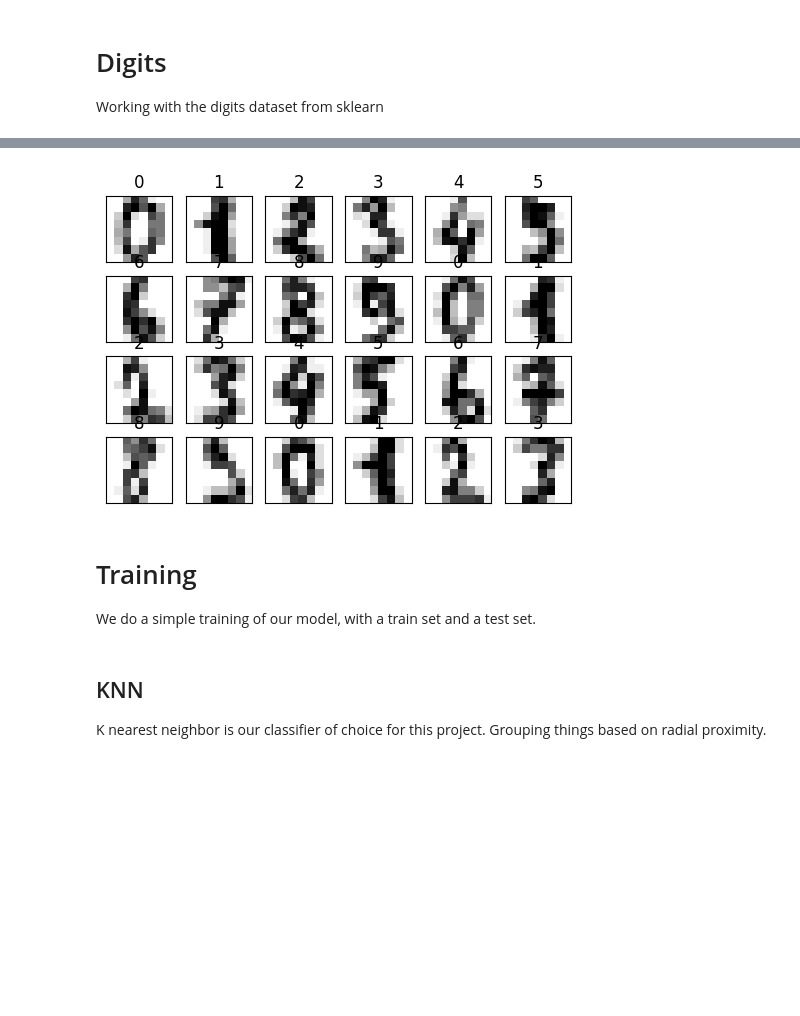
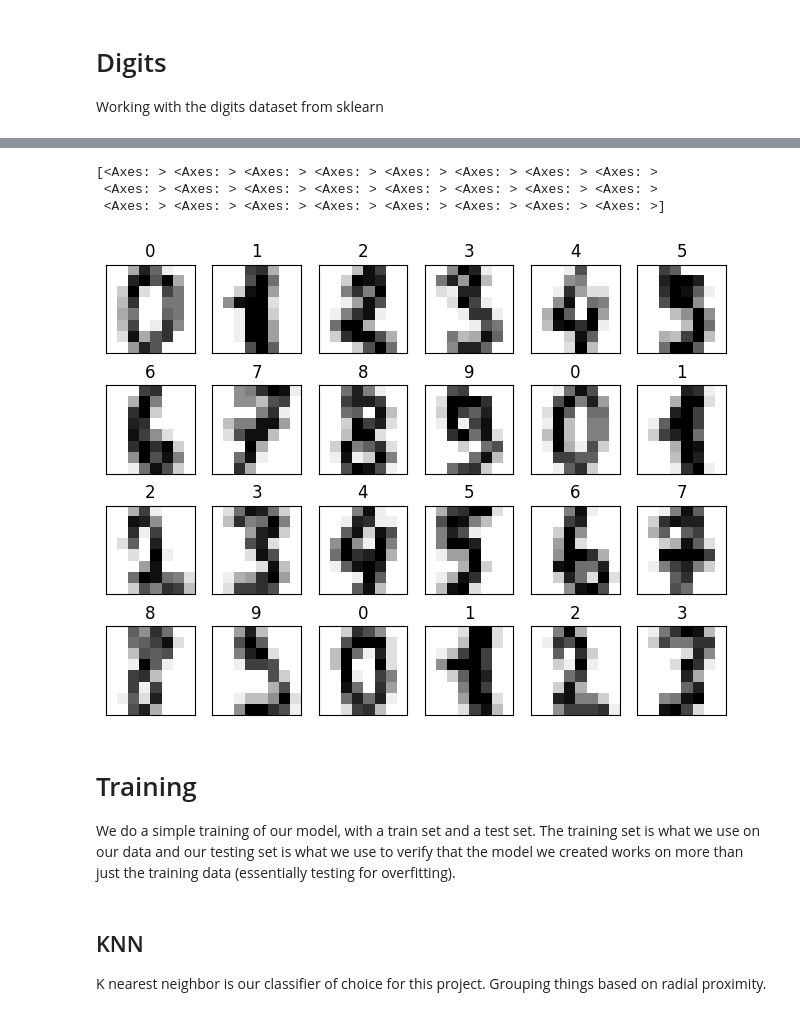
Before and after one commit to kk-gandhi/ML-digit-identification, a Jupyter notebook: main.ipynb, the cells around one changed output, grey strips where cells are left out. Cells and saved outputs as stored; diff of their text form; code cells hidden in the pictures; blank space fills up the shorter version.

```diff
--- a/main.ipynb
+++ b/main.ipynb
@@ -69,17 +78,22 @@ plt.imshow(digits.images[13])
 # %%
-figure, axes = plt.subplots(nrows=4, ncols=6, figsize=(6, 4))
-
+# Changed the size as it was hard to see.
+figure, axes = plt.subplots(nrows=4, ncols=6, figsize=(8, 6))
+# Plotting the first 24 images in the dataset, with their targets (or the label telling is their actual value) atop each graphing.
+print(axes.ravel())
 for item in zip(axes.ravel(), digits.images, digits.target):
     axes, image, target = item
     axes.imshow(image, cmap=plt.cm.gray_r)
     axes.set_xticks([])
     axes.set_yticks([])
     axes.set_title(target)
 # %% [output]
+[<Axes: > <Axes: > <Axes: > <Axes: > <Axes: > <Axes: > <Axes: > <Axes: >
+ <Axes: > <Axes: > <Axes: > <Axes: > <Axes: > <Axes: > <Axes: > <Axes: >
+ <Axes: > <Axes: > <Axes: > <Axes: > <Axes: > <Axes: > <Axes: > <Axes: >]
-[figure, old version]
+[figure, new version]
 # %% [markdown]
 # Training
-We do a simple training of our model, with a train set and a test set.
+We do a simple training of our model, with a train set and a test set. The training set is what we use on our data and our testing set is what we use to verify that the model we created works on more than just the training data (essentially testing for overfitting).
 # %%
 X_train, X_test, y_train, y_test = train_test_split(digits.data, digits.target, random_state=11, test_size=0.8)
 # %% [markdown]
```
Also changed, not shown: parts of 20 cells of this notebook.
